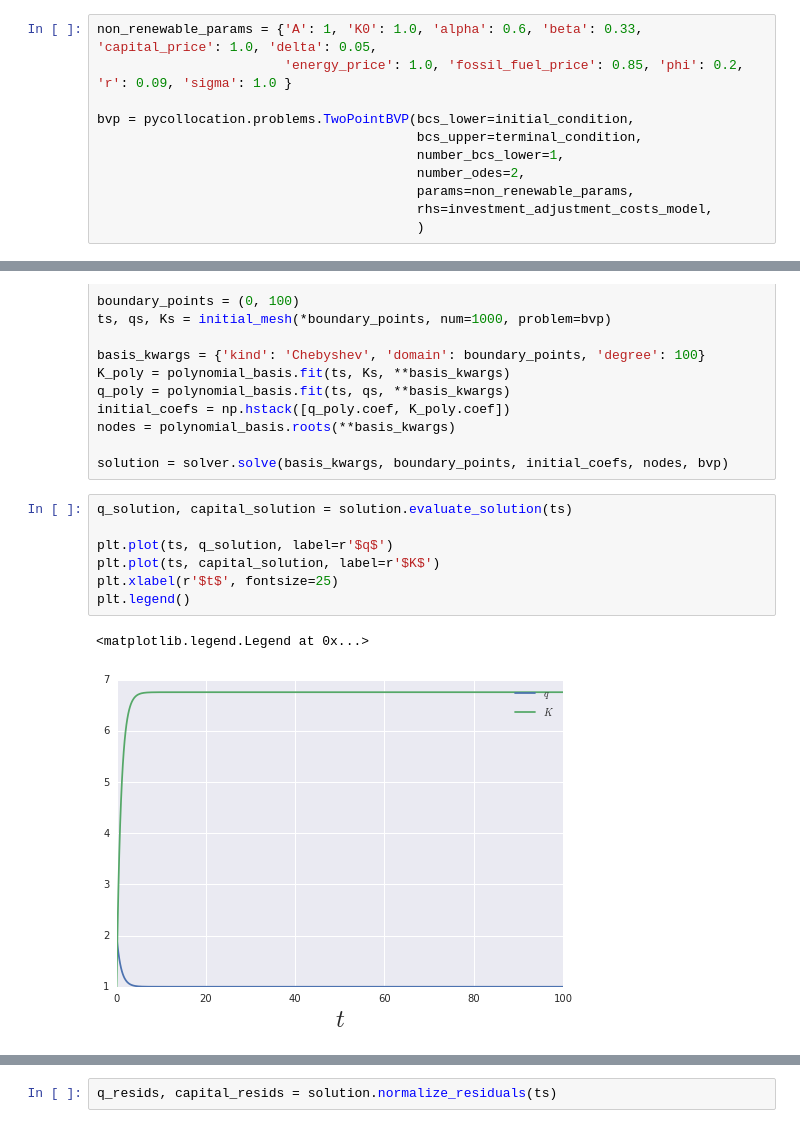
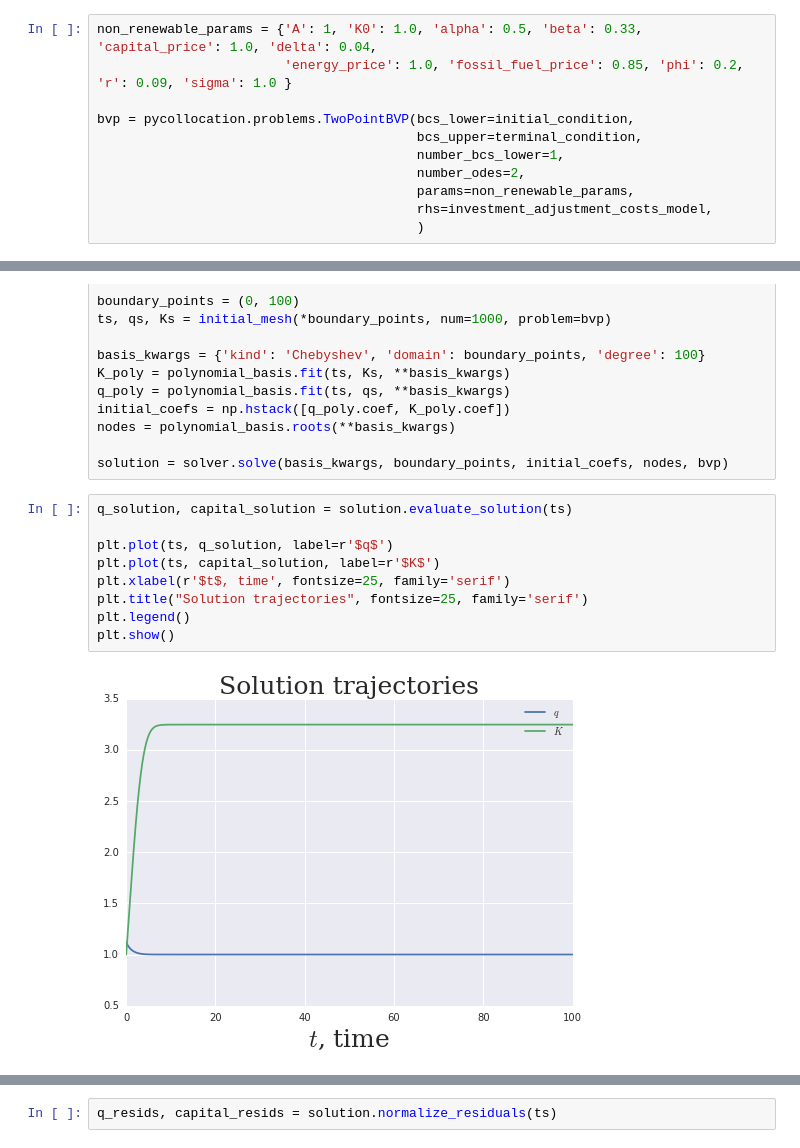
Before and after one commit to chekaru/Transitions, a Jupyter notebook: continuous-time-version.ipynb, the cells around one changed output, grey strips where cells are left out. Cells and saved outputs as stored; diff of their text form.

Commit message:
Minor updates to the continuous time version.

```diff
--- a/continuous-time-version.ipynb
+++ b/continuous-time-version.ipynb
@@ -212,7 +212,7 @@ def initial_mesh(t, T, num, problem):
 
     return ts, qs, Ks
 # %%
-non_renewable_params = {'A': 1, 'K0': 1.0, 'alpha': 0.6, 'beta': 0.33, 'capital_price': 1.0, 'delta': 0.05,
+non_renewable_params = {'A': 1, 'K0': 1.0, 'alpha': 0.5, 'beta': 0.33, 'capital_price': 1.0, 'delta': 0.04,
                         'energy_price': 1.0, 'fossil_fuel_price': 0.85, 'phi': 0.2, 'r': 0.09, 'sigma': 1.0 }
 
 bvp = pycollocation.problems.TwoPointBVP(bcs_lower=initial_condition,
@@ -239,13 +239,14 @@ solution = solver.solve(basis_kwargs, boundary_points, initial_coefs, nodes, bvp
 # %%
 q_solution, capital_solution = solution.evaluate_solution(ts)
 
 plt.plot(ts, q_solution, label=r'$q$')
 plt.plot(ts, capital_solution, label=r'$K$')
-plt.xlabel(r'$t$', fontsize=25)
+plt.xlabel(r'$t$, time', fontsize=25, family='serif')
+plt.title("Solution trajectories", fontsize=25, family='serif')
 plt.legend()
+plt.show()
 # %% [output]
-<matplotlib.legend.Legend at 0x...>
-[figure, old version]
+[figure, new version]
 # %%
 plt.plot(capital_solution, q_solution)
 plt.xlabel(r'$K$', fontsize=25)
```
Also changed, not shown: parts of 5 cells of this notebook.
